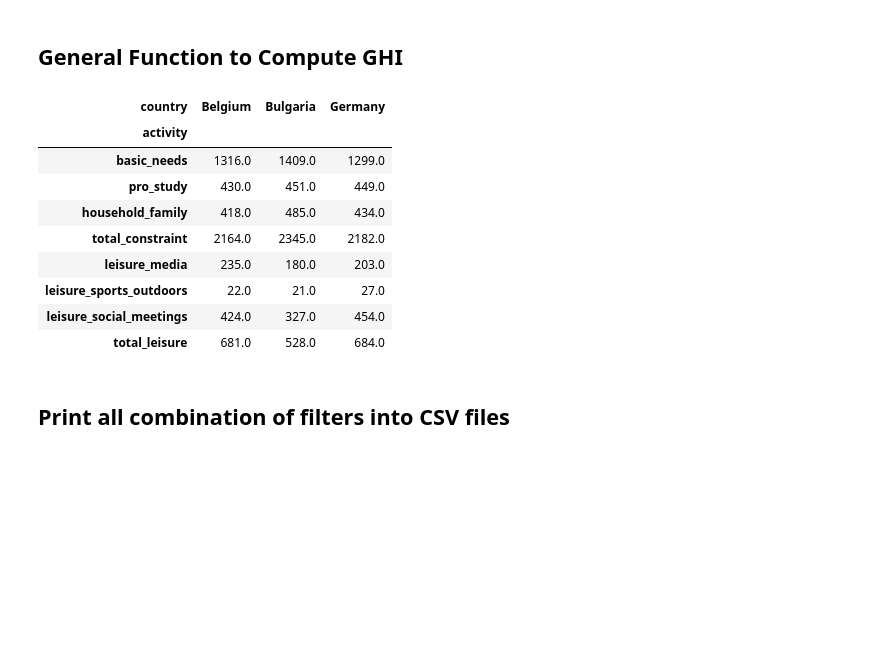
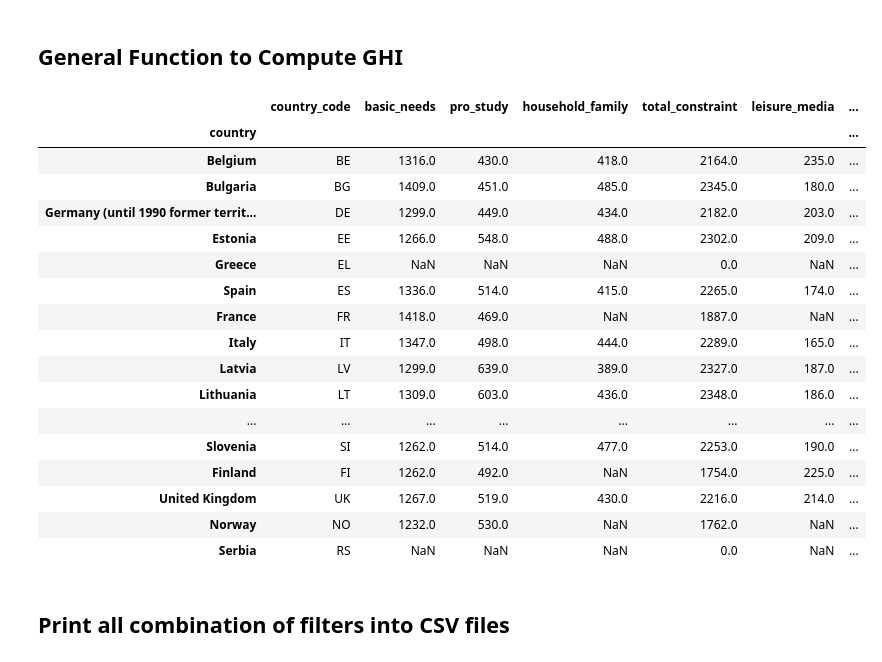
Before and after one commit to aldurand/DataViz-EuropeanTimeUse, a Jupyter notebook: TimeX_Preprocessing.ipynb, the cells around one changed output. Cells and saved outputs as stored; diff of their text form; code cells hidden in the pictures; blank space fills up the shorter version.

Commit message:
update notebook (precrocessing data part)

```diff
--- a/TimeX_Preprocessing.ipynb
+++ b/TimeX_Preprocessing.ipynb
@@ -169,7 +169,6 @@ def computeGHI_allCountries(df, dict_leisure, dict_constraint, year=2000, gender
     # Set a new DataFrame with Country labels as index and Country Code in first column
     idx = pd.IndexSlice
     countries = list(df.index.get_level_values(8).unique().values)
-    countries[2] = 'Germany'  # to replace 'Germany (until 1990 former territory of the FRG)' by 'Germany'
     df_res = pd.DataFrame(index=countries)
     df_res.index.name = 'country'
     countries_code = list(df.index.get_level_values(7).unique().values)
@@ -207,30 +206,32 @@ def computeGHI_allCountries(df, dict_leisure, dict_constraint, year=2000, gender
 # %%
 ### Par exemple :
 year=2000
 gender='T'
 daysweek='D1-7'
 
 df_res = computeGHI_allCountries(df, dict_leisure, dict_constraint, year=2000, gender='T', daysweek='D1-7')
-filename = "data_transposed_{}_{}_{}.csv".format(year, gender, daysweek)
+filename = "data_{}_{}_{}.csv".format(year, gender, daysweek)
 #df_res.to_csv(filename, sep=',')
-df_res.drop(["country_code", "GHI"], axis=1, inplace=True)
-df_res.dropna(inplace=True)
-df_res_transposed = df_res.T
-df_res_transposed.index.name = 'activity'
-df_res_transposed = df_res_transposed[["Belgium", "Bulgaria", "Germany"]]
-#df_res_transposed.to_csv(filename, sep=',')
-df_res_transposed
+df_res
 # %% [output]
-| country | Belgium | Bulgaria | Germany |
-| activity |  |  |  |
-| basic_needs | 1316.0 | 1409.0 | 1299.0 |
-| pro_study | 430.0 | 451.0 | 449.0 |
-| household_family | 418.0 | 485.0 | 434.0 |
-| total_constraint | 2164.0 | 2345.0 | 2182.0 |
-| leisure_media | 235.0 | 180.0 | 203.0 |
-| leisure_sports_outdoors | 22.0 | 21.0 | 27.0 |
-| leisure_social_meetings | 424.0 | 327.0 | 454.0 |
-| total_leisure | 681.0 | 528.0 | 684.0 |
+|  | country_code | basic_needs | pro_study | household_family | total_constraint | leisure_media | ... |
+| country |  |  |  |  |  |  | ... |
+| Belgium | BE | 1316.0 | 430.0 | 418.0 | 2164.0 | 235.0 | ... |
+| Bulgaria | BG | 1409.0 | 451.0 | 485.0 | 2345.0 | 180.0 | ... |
+| Germany (until 1990 former territ... | DE | 1299.0 | 449.0 | 434.0 | 2182.0 | 203.0 | ... |
+| Estonia | EE | 1266.0 | 548.0 | 488.0 | 2302.0 | 209.0 | ... |
+| Greece | EL | NaN | NaN | NaN | 0.0 | NaN | ... |
+| Spain | ES | 1336.0 | 514.0 | 415.0 | 2265.0 | 174.0 | ... |
+| France | FR | 1418.0 | 469.0 | NaN | 1887.0 | NaN | ... |
+| Italy | IT | 1347.0 | 498.0 | 444.0 | 2289.0 | 165.0 | ... |
+| Latvia | LV | 1299.0 | 639.0 | 389.0 | 2327.0 | 187.0 | ... |
+| Lithuania | LT | 1309.0 | 603.0 | 436.0 | 2348.0 | 186.0 | ... |
+| ... | ... | ... | ... | ... | ... | ... | ... |
+| Slovenia | SI | 1262.0 | 514.0 | 477.0 | 2253.0 | 190.0 | ... |
+| Finland | FI | 1262.0 | 492.0 | NaN | 1754.0 | 225.0 | ... |
+| United Kingdom | UK | 1267.0 | 519.0 | 430.0 | 2216.0 | 214.0 | ... |
+| Norway | NO | 1232.0 | 530.0 | NaN | 1762.0 | NaN | ... |
+| Serbia | RS | NaN | NaN | NaN | 0.0 | NaN | ... |
 # %% [markdown]
 ## Print all combination of filters into CSV files
 # %%
```
